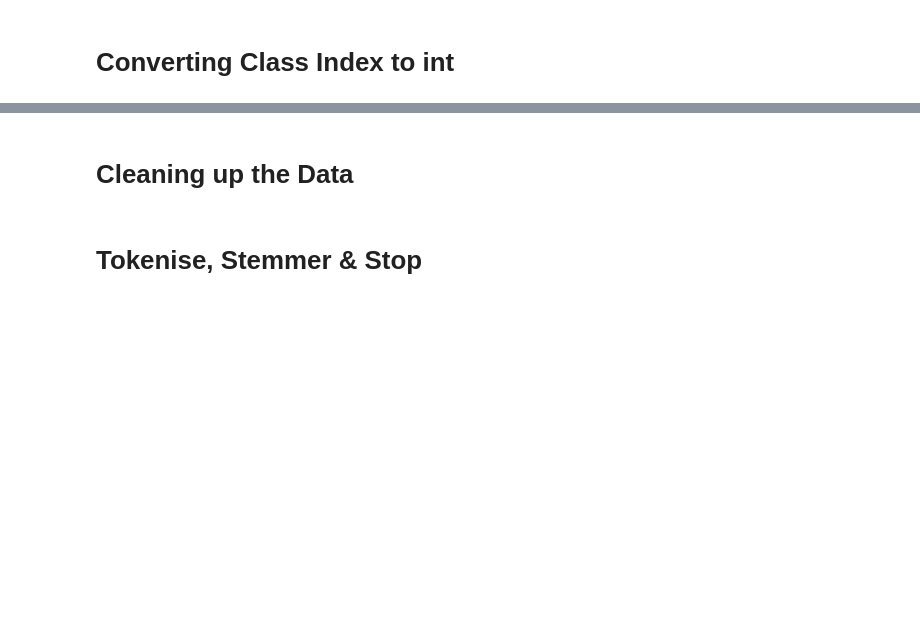
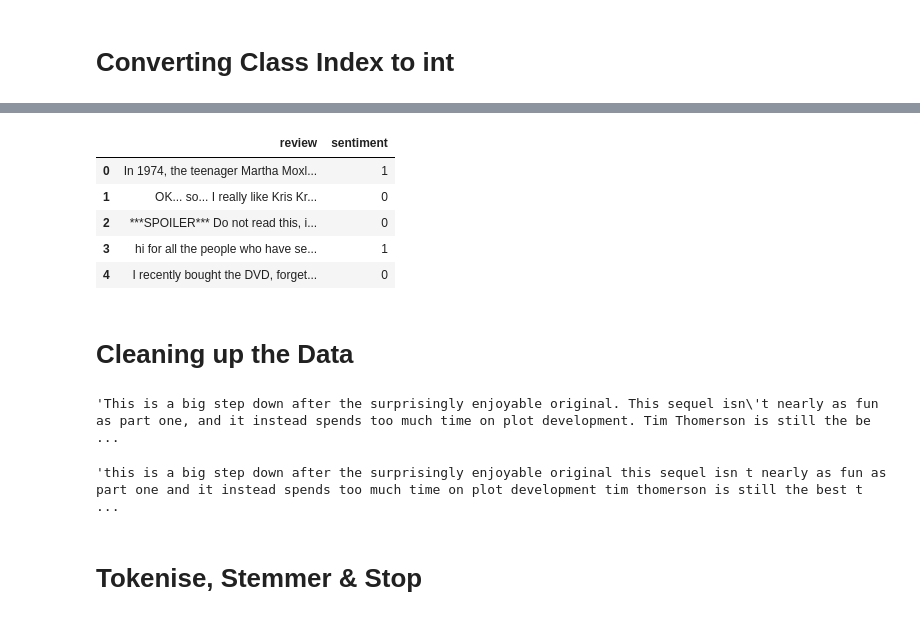
Before and after one commit to LiamCottrell/Artificial-Intelligence, a Jupyter notebook: Coursework/CW2/sub_IMDB.ipynb, the cells around one changed output, grey strips where cells are left out. Drawn from its saved outputs; the diff is of its cells as text; code cells hidden in the pictures; blank space fills up the shorter version.

Commit message:
Final updates on course
Not entirely sure the updates in this commit, but it brings the changes from my mac onto the repo after the point of submission.

```diff
--- a/Coursework/CW2/sub_IMDB.ipynb
+++ b/Coursework/CW2/sub_IMDB.ipynb
@@ -62,13 +71,22 @@ class_labels = [x for x in class_mapping] # store the class labels for later
 # %%
 #use the mapping dictionary to transform the class labels into integers
 
-SPAM_dataframe["sentiment"] = SPAM_dataframe["sentiment"].map(class_mapping)
+IMDB_dataframe["sentiment"] = IMDB_dataframe["sentiment"].map(class_mapping)
 # %%
-SPAM_dataframe.head()
+IMDB_dataframe.head()
+# %% [output]
+|  | review | sentiment |
+| 0 | In 1974, the teenager Martha Moxl... | 1 |
+| 1 | OK... so... I really like Kris Kr... | 0 |
+| 2 | ***SPOILER*** Do not read this, i... | 0 |
+| 3 | hi for all the people who have se... | 1 |
+| 4 | I recently bought the DVD, forget... | 0 |
 # %% [markdown]
 # Cleaning up the Data
 # %%
-SPAM_dataframe.loc[42, 'review']#[-50:]
+IMDB_dataframe.loc[42, 'review']#[-50:]
+# %% [output]
+'This is a big step down after the surprisingly enjoyable original. This sequel isn\'t nearly as fun as part one, and it instead spends too much time on plot development. Tim Thomerson is still the be ...
 # %%
 #import regular expressions to clean up the text
 import re
@@ -84,6 +102,8 @@ def preprocessor(text):
             ' '.join(emoticons).replace('-', ''))
     return text
 # %%
-preprocessor(SPAM_dataframe.loc[42, 'review'])#[-50:]
+preprocessor(IMDB_dataframe.loc[42, 'review'])#[-50:]
+# %% [output]
+'this is a big step down after the surprisingly enjoyable original this sequel isn t nearly as fun as part one and it instead spends too much time on plot development tim thomerson is still the best t ...
 # %%
 # apply the preprocessor to the entire dataframe (i.e. column review)
```
Also changed, not shown: parts of 27 cells of this notebook, 11 other files.
